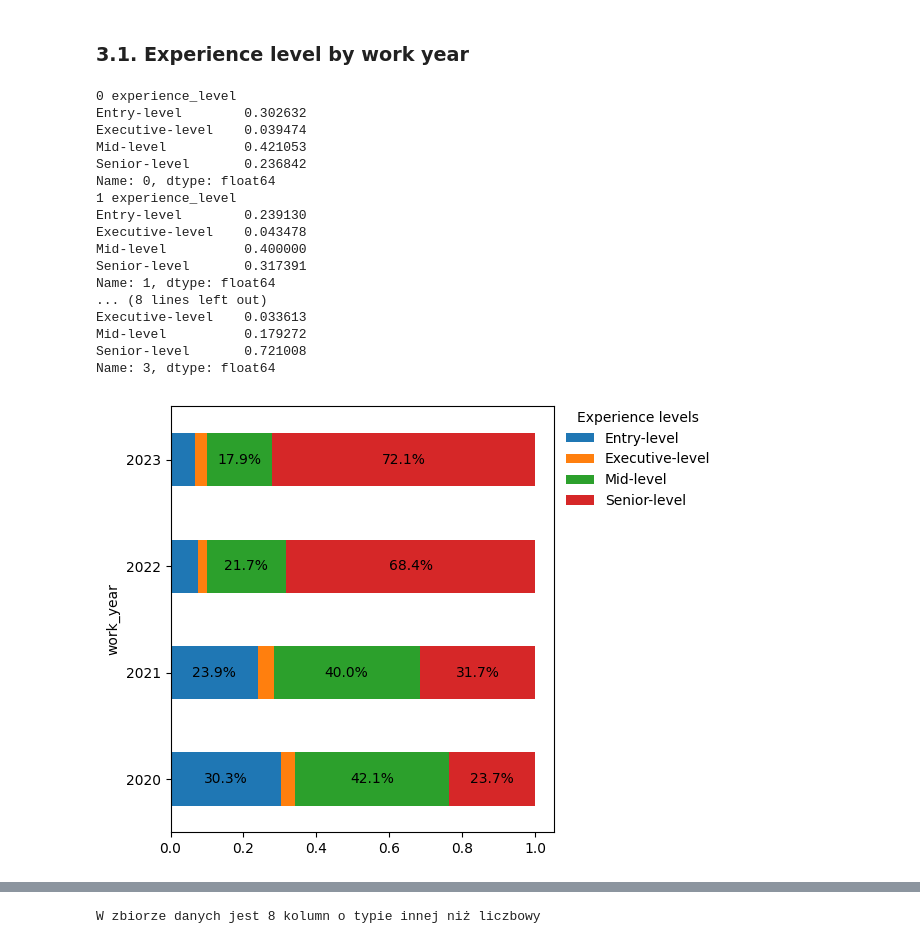
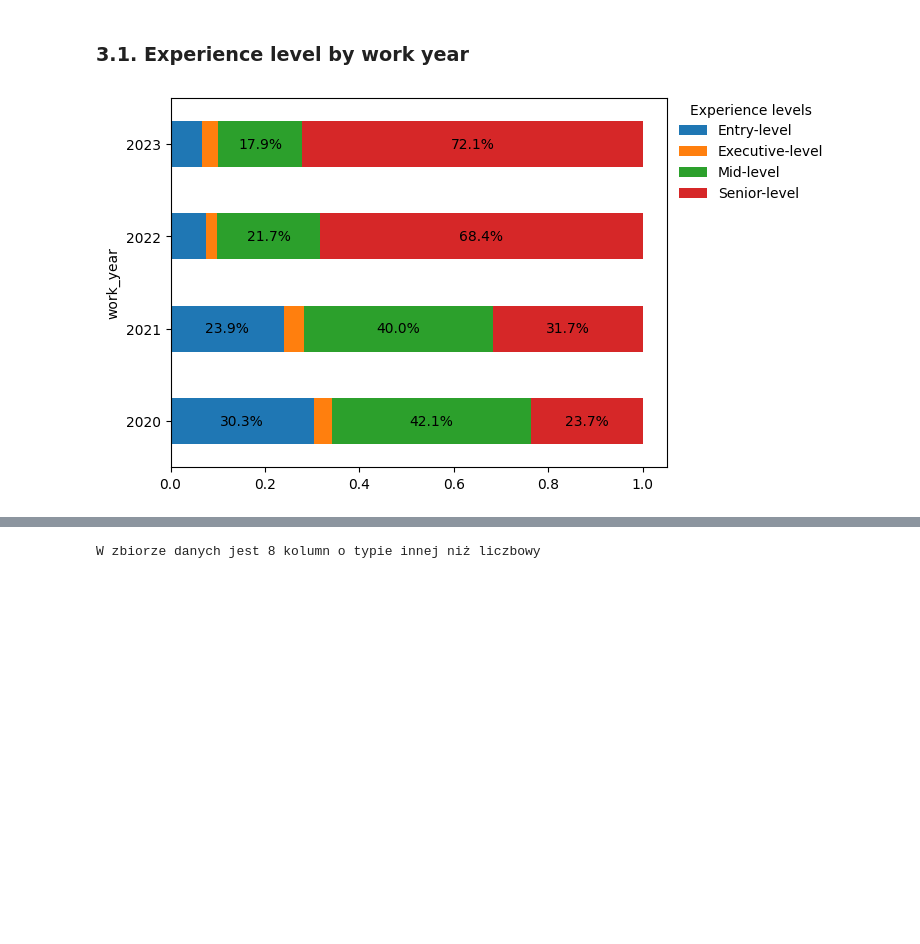
Before and after one commit to ST4N3R/eda_projects, a Jupyter notebook: Data_Science_salaries/main.ipynb, the cells around one changed output, grey strips where cells are left out. Cells and saved outputs as stored; diff of their text form; code cells hidden in the pictures; blank space fills up the shorter version.

```diff
--- a/Data_Science_salaries/main.ipynb
+++ b/Data_Science_salaries/main.ipynb
@@ -322,42 +322,23 @@ plt.show()
 # %% [markdown]
 ### 3.1. Experience level by work year
 # %%
-temp = ds_salaries.groupby('work_year')['experience_level'].value_counts(normalize=True).unstack('experience_level')
+year_group = ds_salaries.groupby('work_year')['experience_level'].value_counts(normalize=True).unstack('experience_level')
 
-plot = temp.plot.barh(stacked=True)
+plot = year_group.plot.barh(stacked=True)
 
 plt.legend(title="Experience levels", frameon=False, bbox_to_anchor=(1, 1.02))
 
-for ix, row in temp.reset_index(drop=True).iterrows():
+for ix, row in year_group.reset_index(drop=True).iterrows():
         cumulative = 0
         for element in row:
             if element == element and element > 0.1:
                 plt.text(
                     cumulative + element / 2,
                     ix,
                     f"{round(element * 100, 1)}%",
                     va="center",
                     ha="center",
                 )
             cumulative += element
-
-plt.tight_layout()
 # %% [output]
-0 experience_level
-Entry-level        0.302632
-Executive-level    0.039474
-Mid-level          0.421053
-Senior-level       0.236842
-Name: 0, dtype: float64
-1 experience_level
-Entry-level        0.239130
-Executive-level    0.043478
-Mid-level          0.400000
-Senior-level       0.317391
-Name: 1, dtype: float64
-... (8 lines left out)
-Executive-level    0.033613
-Mid-level          0.179272
-Senior-level       0.721008
-Name: 3, dtype: float64
-[figure, old version]
+[figure, new version]
```
Also changed, not shown: parts of 9 cells of this notebook, 1 other file.
